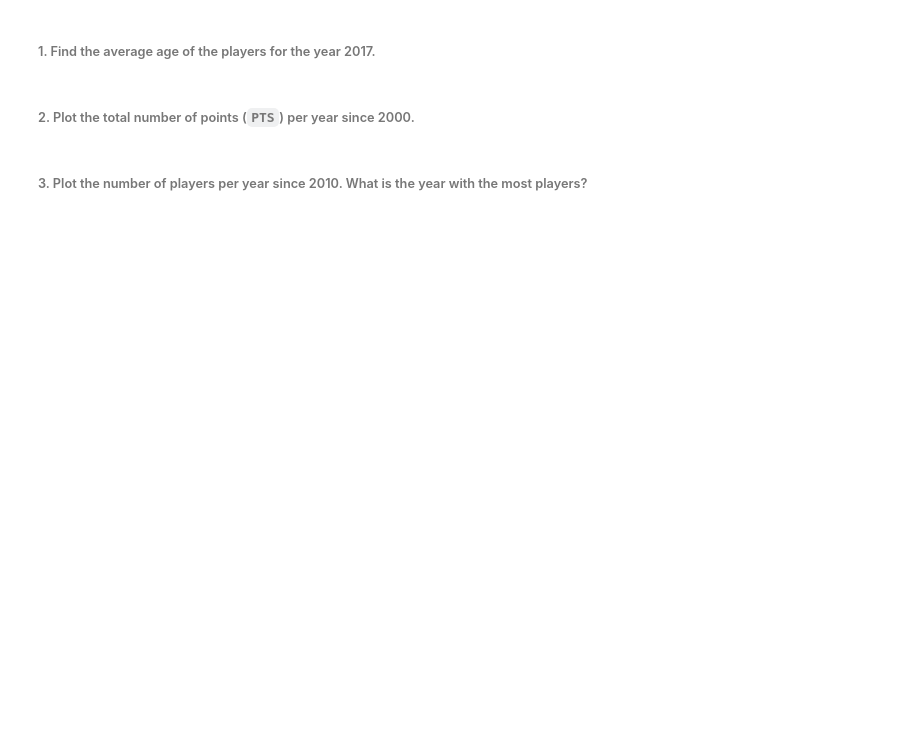
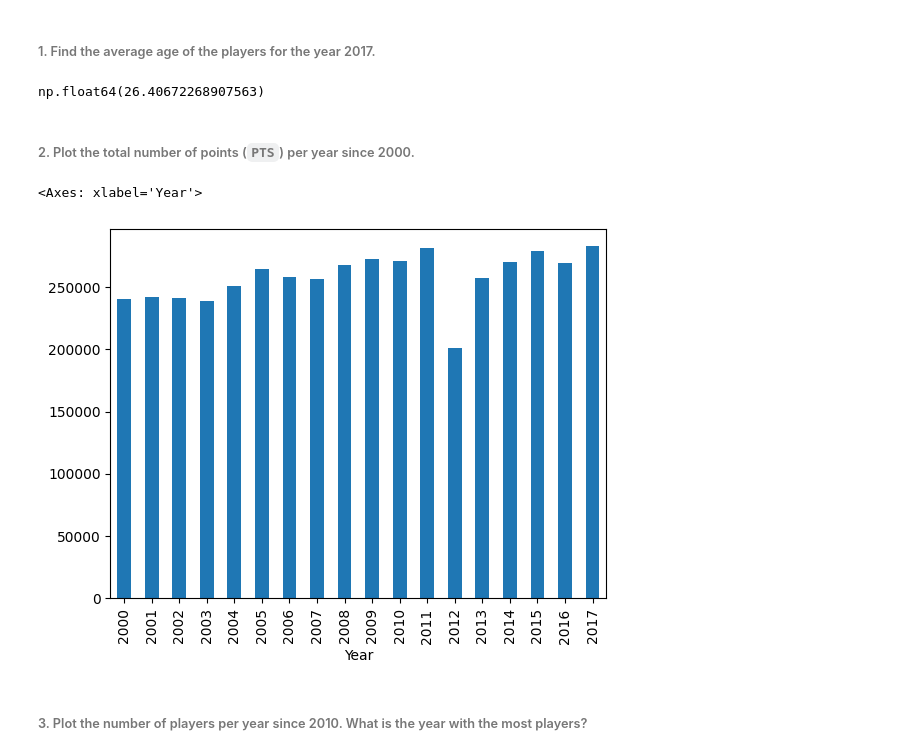
Before and after one commit to isaacwuerth/FTP_MachLe_A, a Jupyter notebook: Exercise01/Exercise1.ipynb, the cells around one changed output. Drawn from its saved outputs; the diff is of its cells as text; code cells hidden in the pictures; blank space fills up the shorter version.

```diff
--- a/Exercise01/Exercise1.ipynb
+++ b/Exercise01/Exercise1.ipynb
@@ -12,2 +12,4 @@ import matplotlib.pyplot as plt
+# %%
+df = pd.read_csv("nba_stats.csv", low_memory=False)
 # %% [markdown]
 #### 2. Get an overview of the dataset
@@ -20,2 +50,6 @@ import matplotlib.pyplot as plt
+# %%
+df.loc[df["Year"] == 2017, "Age"].mean()
+# %% [output]
+np.float64(26.40672268907563)
 # %% [markdown]
 ###### 2. Plot the total number of points (`PTS`) per year since 2000.
@@ -24,2 +56,8 @@ import matplotlib.pyplot as plt
+# %%
+df_filtered = df[df["Year"] >= 2000]
+df_filtered.groupby("Year")["PTS"].sum().sort_index(ascending=True).plot(kind="bar")
+# %% [output]
+<Axes: xlabel='Year'>
+[figure, added]
 # %% [markdown]
 ###### 3. Plot the number of players per year since 2010. What is the year with the most players?
```
Also changed, not shown: parts of 11 cells of this notebook.
